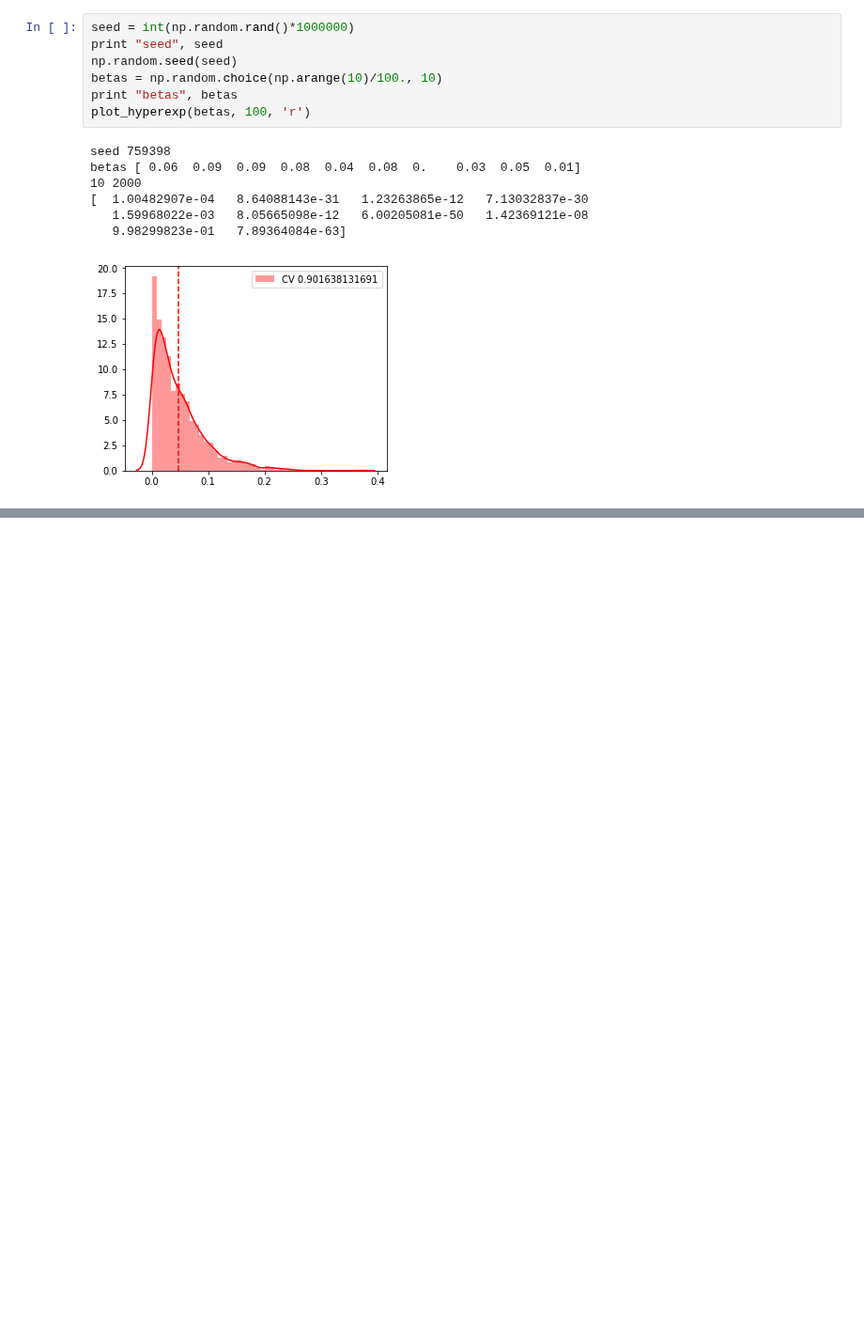
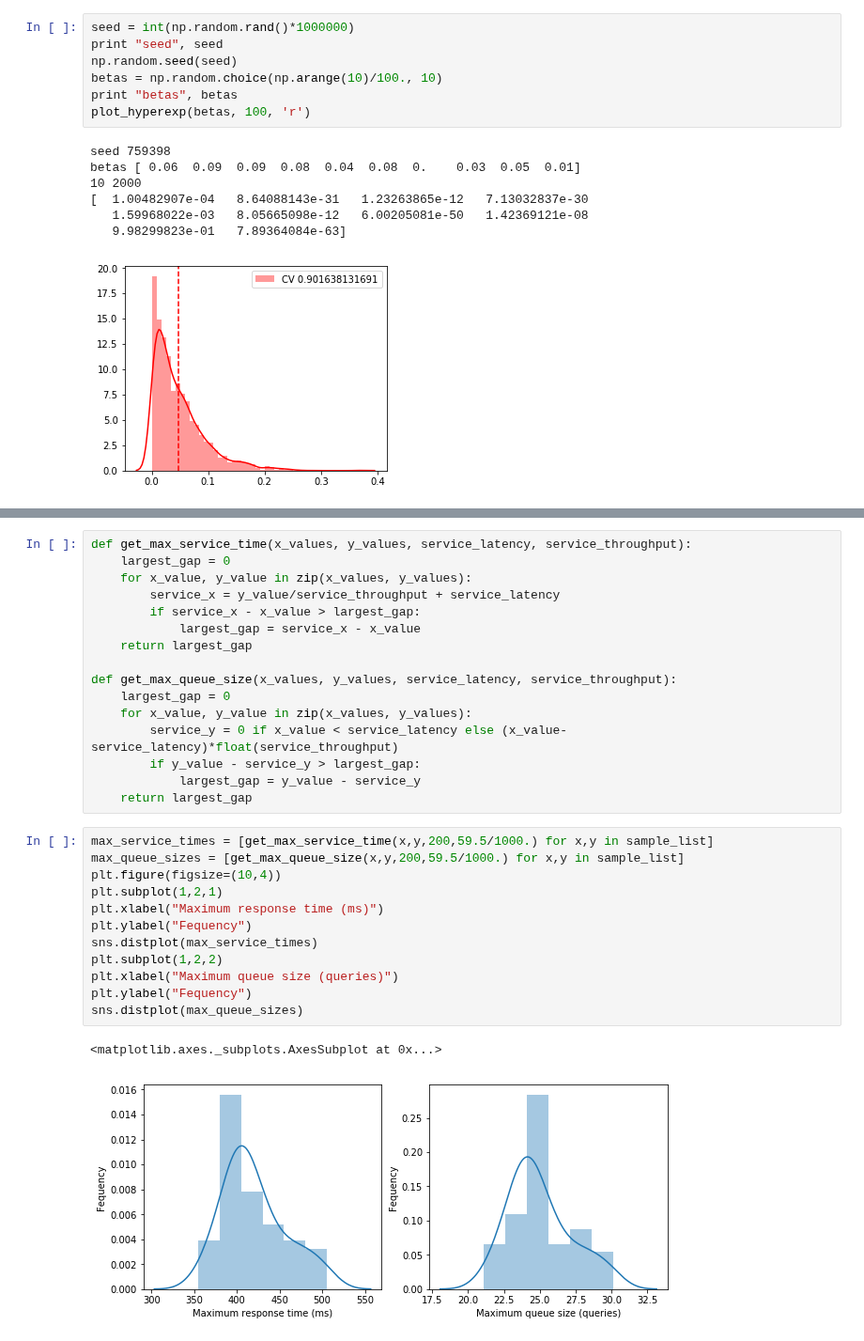
Before and after one commit to dcrankshaw/plots-model-comp-paper, a Jupyter notebook: plotting/Exponential_dists.ipynb, the cells around one changed output, grey strips where cells are left out. Shown at 94% size. Cells and saved outputs as stored; diff of their text form; blank space fills up the shorter version.

```diff
--- a/plotting/Exponential_dists.ipynb
+++ b/plotting/Exponential_dists.ipynb
@@ -195,0 +169,31 @@ ValueError: BUG: filter coefficient a[0] == 0 not supported yet
+# %%
+def get_max_service_time(x_values, y_values, service_latency, service_throughput):
+    largest_gap = 0
+    for x_value, y_value in zip(x_values, y_values):
+        service_x = y_value/service_throughput + service_latency
+        if service_x - x_value > largest_gap:
+            largest_gap = service_x - x_value
+    return largest_gap
+
+def get_max_queue_size(x_values, y_values, service_latency, service_throughput):
+    largest_gap = 0
+    for x_value, y_value in zip(x_values, y_values):
+        service_y = 0 if x_value < service_latency else (x_value-service_latency)*float(service_throughput)
+        if y_value - service_y > largest_gap:
+            largest_gap = y_value - service_y
+    return largest_gap
+# %%
+max_service_times = [get_max_service_time(x,y,200,59.5/1000.) for x,y in sample_list]
+max_queue_sizes = [get_max_queue_size(x,y,200,59.5/1000.) for x,y in sample_list]
+plt.figure(figsize=(10,4))
+plt.subplot(1,2,1)
+plt.xlabel("Maximum response time (ms)")
+plt.ylabel("Fequency")
+sns.distplot(max_service_times)
+plt.subplot(1,2,2)
+plt.xlabel("Maximum queue size (queries)")
+plt.ylabel("Fequency")
+sns.distplot(max_queue_sizes)
+# %% [output]
+<matplotlib.axes._subplots.AxesSubplot at 0x...>
+[figure, added]
```
Also changed, not shown: parts of 7 cells of this notebook, 1 other file.
